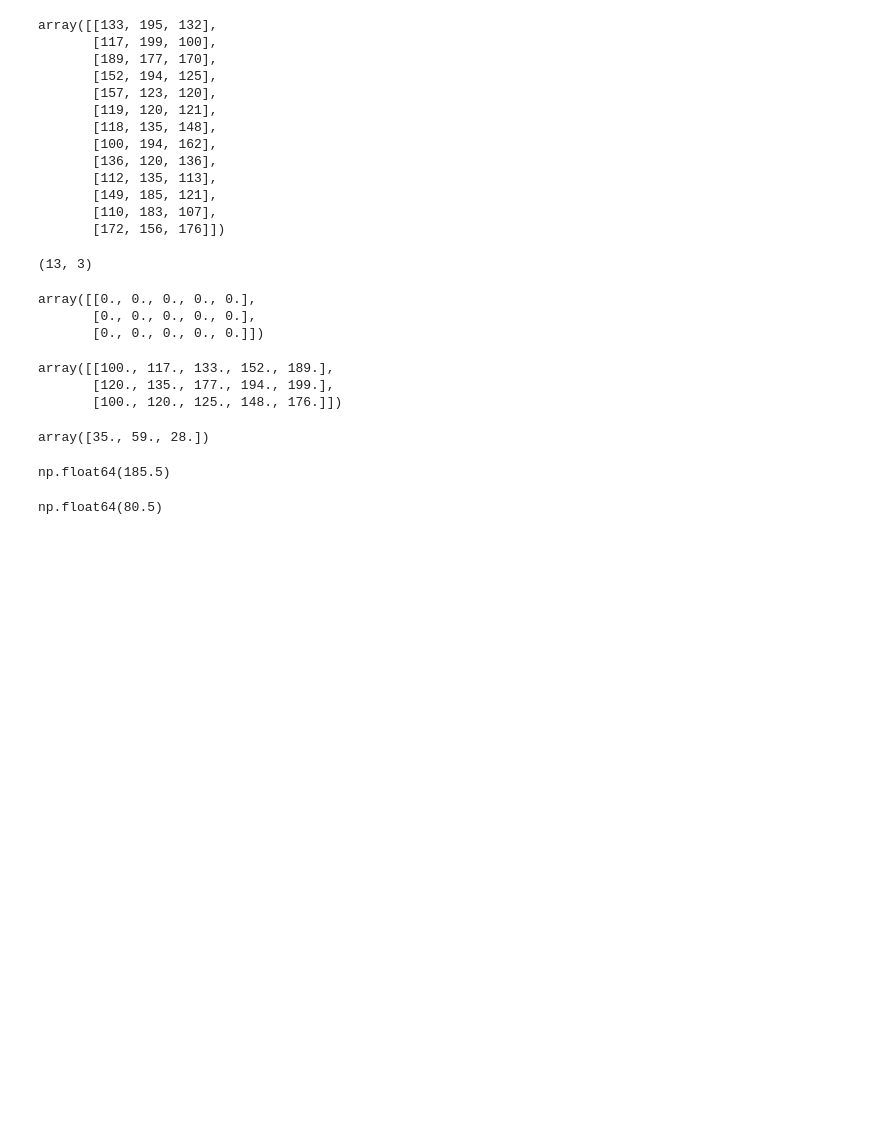
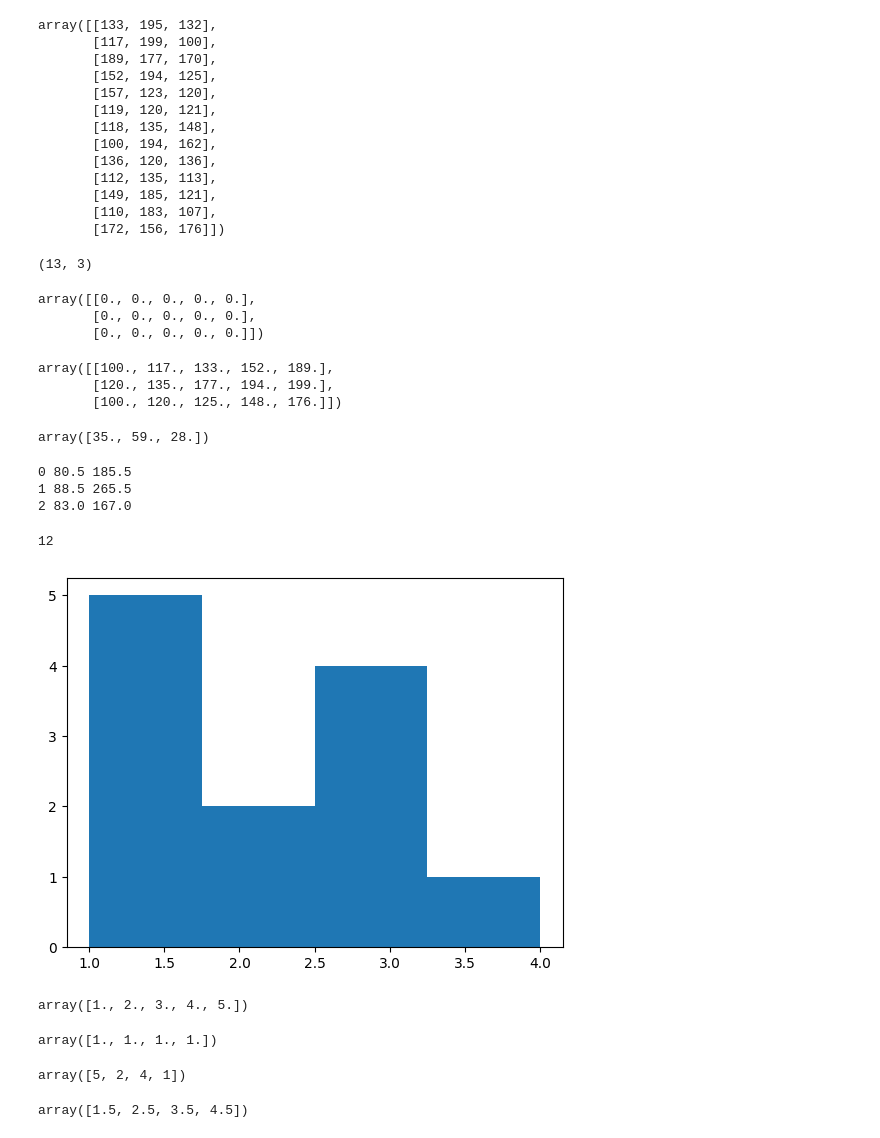
Before and after one commit to asegura4488/CienciaDatos, a Jupyter notebook: Semana4/EstimadoresEstadísticos.ipynb, the cells around one changed output. Drawn from its saved outputs; the diff is of its cells as text; code cells hidden in the pictures; blank space fills up the shorter version.

```diff
--- a/Semana4/EstimadoresEstadísticos.ipynb
+++ b/Semana4/EstimadoresEstadísticos.ipynb
@@ -87,12 +87,13 @@ IQR
 #
 # %% [output]
 array([35., 59., 28.])
-# %%
-# Hay outliers?
-Percentiles[0,2] + 1.5*IQR[0]
-# %% [output]
-np.float64(185.5)
-# %%
-Percentiles[0,2] - 1.5*IQR[0]
-# %% [output]
-np.float64(80.5)
+# %%
+# Hay outliers?
+for i in range(3):
+  min_ = Percentiles[i,2] - 1.5*IQR[i]
+  max_ = Percentiles[i,2] + 1.5*IQR[i]
+  print(i, min_,max_)
+# %% [output]
+0 80.5 185.5
+1 88.5 265.5
+2 83.0 167.0
@@ -98,0 +102,8 @@ np.float64(80.5)
+# %%
+data = [1,1,1,1,1,2,2,3,3,3,3,4]
+
+plt.hist(data,bins=4)
+print(len(data))
+# %% [output]
+12
+[figure, added]
@@ -98,0 +114,5 @@ np.float64(80.5)
+# %%
+x = np.linspace(np.min(data),np.max(data)+1,np.max(data)+1)
+x
+# %% [output]
+array([1., 2., 3., 4., 5.])
@@ -98,0 +122,18 @@ np.float64(80.5)
+# %%
+# El objeto histograma
+H, bins = np.histogram( data, bins=x )
+# Calcular el de clase
+w = np.diff(bins)
+w
+# %% [output]
+array([1., 1., 1., 1.])
+# %%
+H
+# %% [output]
+array([5, 2, 4, 1])
+# %%
+# marca de clase
+m = bins[:-1] + 0.5*w
+m
+# %% [output]
+array([1.5, 2.5, 3.5, 4.5])
```
Also changed, not shown: parts of 10 cells of this notebook.
